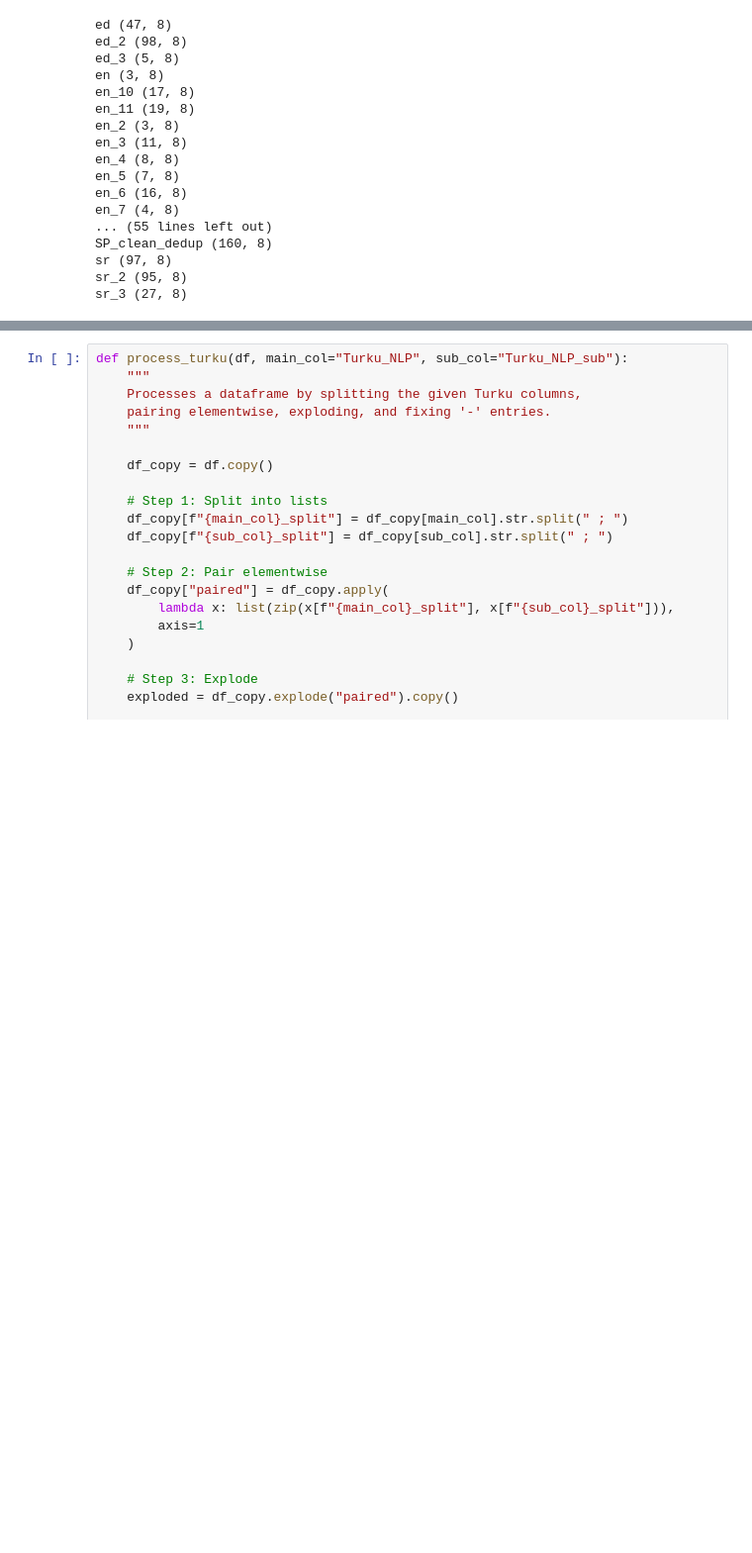
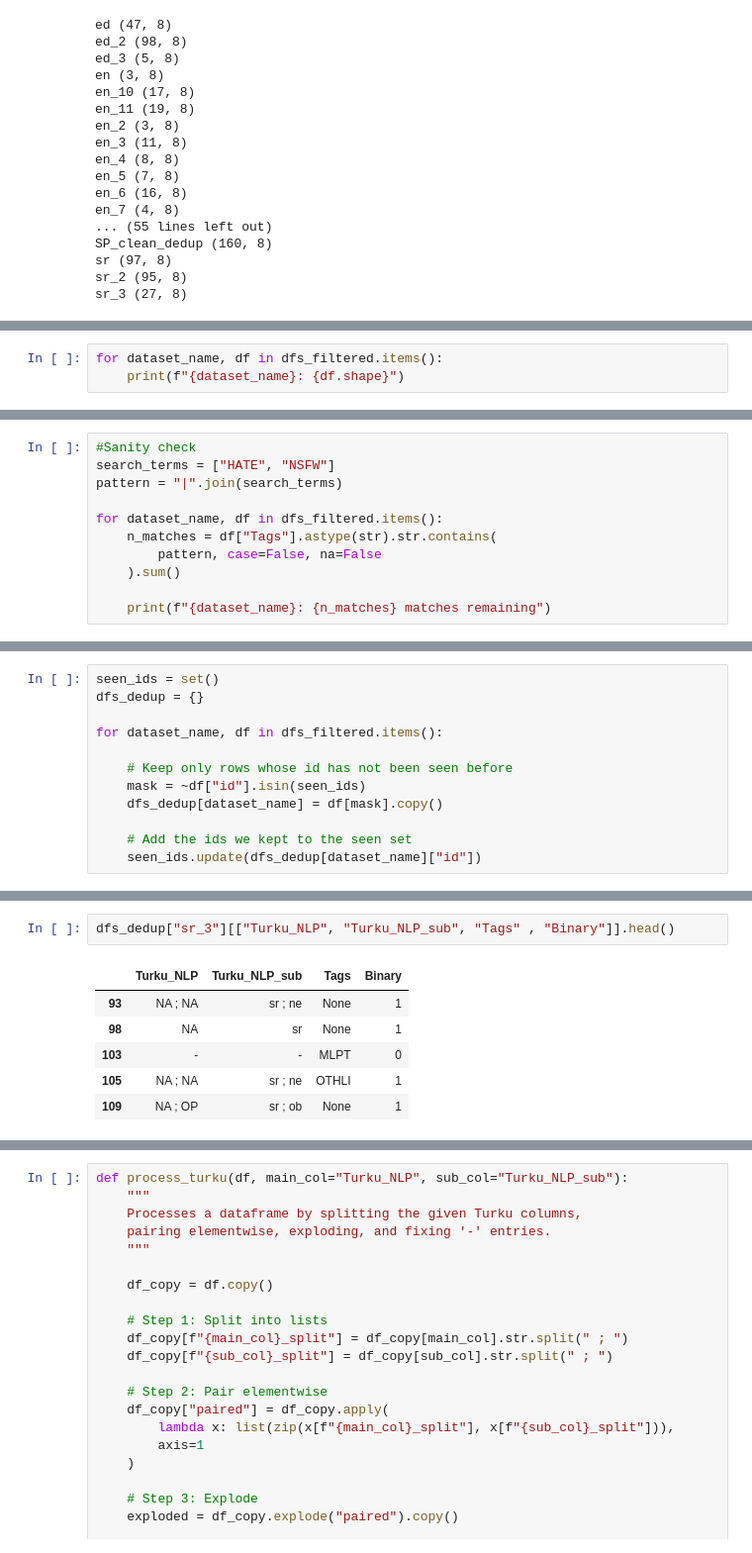
Before and after one commit to alrazz-n/persian_registers, a Jupyter notebook: 0_Datasetmaker.ipynb, the cells around one changed output, grey strips where cells are left out. Shown at 99% size. Drawn from its saved outputs; the diff is of its cells as text; blank space fills up the shorter version.

```diff
--- a/0_Datasetmaker.ipynb
+++ b/0_Datasetmaker.ipynb
@@ -58,0 +90,3 @@ sr_3 (27, 8)
+# %%
+for dataset_name, df in dfs_filtered.items():
+    print(f"{dataset_name}: {df.shape}")
@@ -58,0 +111,11 @@ sr_3 (27, 8)
+# %%
+#Sanity check
+search_terms = ["HATE", "NSFW"]
+pattern = "|".join(search_terms)
+
+for dataset_name, df in dfs_filtered.items():
+    n_matches = df["Tags"].astype(str).str.contains(
+        pattern, case=False, na=False
+    ).sum()
+
+    print(f"{dataset_name}: {n_matches} matches remaining")
@@ -58,0 +151,12 @@ sr_3 (27, 8)
+# %%
+seen_ids = set()
+dfs_dedup = {}
+
+for dataset_name, df in dfs_filtered.items():
+
+    # Keep only rows whose id has not been seen before
+    mask = ~df["id"].isin(seen_ids)
+    dfs_dedup[dataset_name] = df[mask].copy()
+
+    # Add the ids we kept to the seen set
+    seen_ids.update(dfs_dedup[dataset_name]["id"])
@@ -58,0 +209,9 @@ sr_3 (27, 8)
+# %%
+dfs_dedup["sr_3"][["Turku_NLP", "Turku_NLP_sub", "Tags" , "Binary"]].head()
+# %% [output]
+|  | Turku_NLP | Turku_NLP_sub | Tags | Binary |
+| 93 | NA ; NA | sr ; ne | None | 1 |
+| 98 | NA | sr | None | 1 |
+| 103 | - | - | MLPT | 0 |
+| 105 | NA ; NA | sr ; ne | OTHLI | 1 |
+| 109 | NA ; OP | sr ; ob | None | 1 |
```
Also changed, not shown: parts of 31 cells of this notebook, 12 other files.
